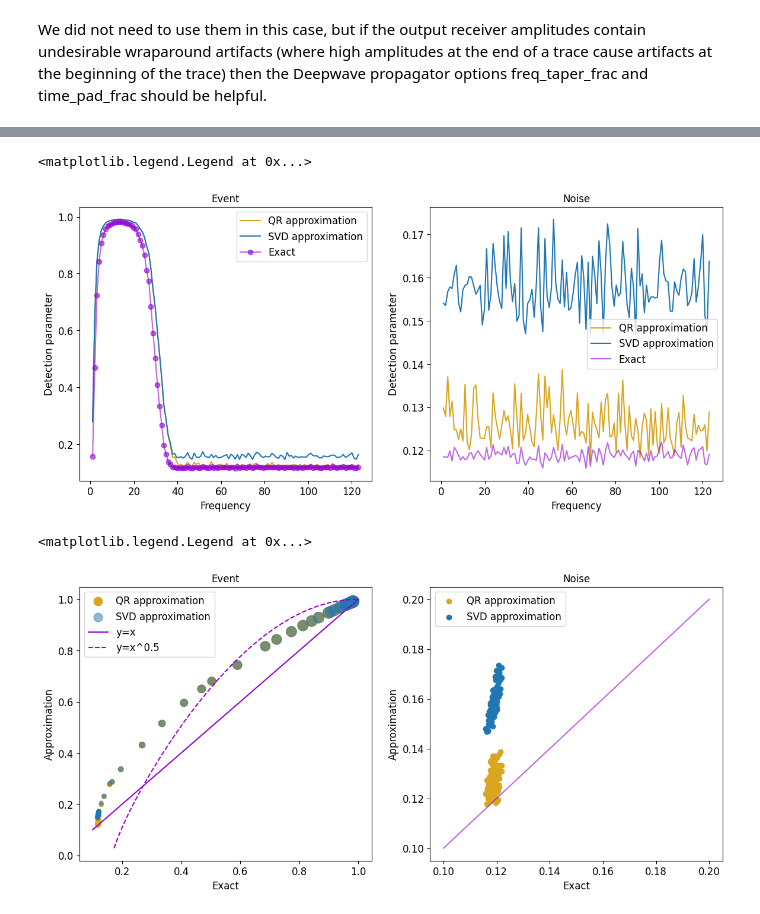
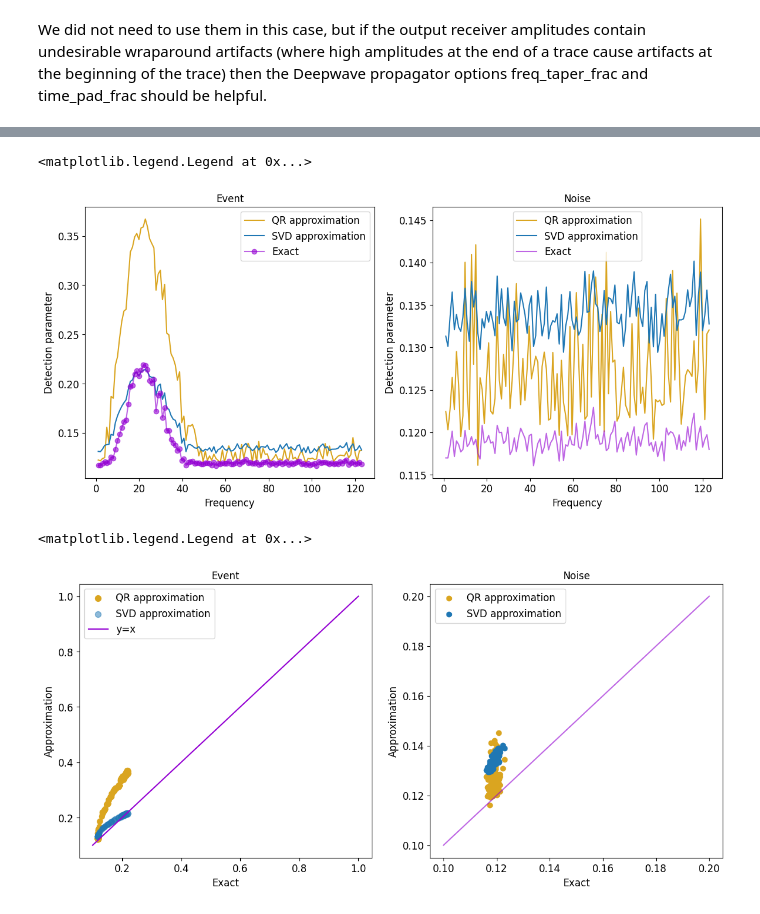
Before and after one commit to aissah/coherence_analysis_histroy, a Jupyter notebook: marmousi_deepwave.ipynb, the cells around one changed output, grey strips where cells are left out. Saved outputs shown, nothing was run; the diff lists cells and outputs as text; code cells hidden in the pictures.

Commit message:
different placement of modeled event

```diff
--- a/marmousi_deepwave.ipynb
+++ b/marmousi_deepwave.ipynb
@@ -62,10 +62,10 @@ receiver_depth = 2  # 2 * 4m = 8m
 
 n_receivers_per_shot = min(n_receivers_per_shot, int(nx/d_receiver))
 
-freq = 15
+freq = 25
 nt = 750 * 3
 dt = 0.004
-peak_time = 2.5 / freq
+peak_time = 50.5 / freq
 
 # source_locations
 source_locations = torch.zeros(n_shots, n_sources_per_shot, 2,
@@ -170,11 +170,11 @@ nr, nc = coherence_data.shape
 noise = np.random.normal(scale=1, size=(nr,nc))
 # normalize noise
 noise = noise / np.linalg.norm(noise)
-noise = noise * np.max(np.abs(coherence_data)) * 1
+noise = noise * np.max(np.abs(coherence_data)) * 10
 coherence_data = coherence_data + noise
 # coherence_data.shape
 vmin, vmax = torch.quantile(receiver_amplitudes[0],
-                            torch.tensor([0.1, 0.98]).to(device))
+                            torch.tensor([0.1, 0.999]).to(device))
 plt.subplot(1,2,1)
 plt.imshow(coherence_data.T, aspect='auto', cmap='seismic', vmin=-vmax, vmax=vmax)
 plt.colorbar()
@@ -288,12 +296,12 @@ qr_time = t1-t0 + common_time
 t0 = time.time()
 for d in range(num_frames):
     U, S, Vh = np.linalg.svd(norm_win_spectra[d])
-    svd_approx2 = S**2
+    svd_approx2 = S**1
     # svd_approx2 = np.sort(S)[::-1]**2
     event_detection_svd[d] = np.max(svd_approx2)/np.sum(svd_approx2)
 
     U, S, Vh = np.linalg.svd(norm_win_spectra_noise[d])
-    svd_approx2 = S**2
+    svd_approx2 = S**1
     # svd_approx2 = np.sort(S)[::-1]**2
     noise_detection_svd[d] = np.max(svd_approx2)/np.sum(svd_approx2)
 t1 = time.time()
@@ -337,41 +345,41 @@ plt.title("Noise",fontsize=fsize)
 plt.legend(fontsize=fsize)
 # %% [output]
 <matplotlib.legend.Legend at 0x...>
-[figure, old version]
+[figure, new version]
 # %%
 plt.figure(figsize=(14,6))
 plt.subplot(1,2,1)
-plt.scatter(event_detection[1:last_freq_index], event_detection_qr[1:last_freq_index], s=event_detection[1:last_freq_index]*200, color="goldenrod", label='QR approximation')
-plt.scatter(event_detection[1:last_freq_index], event_detection_svd[1:last_freq_index], s=event_detection[1:last_freq_index]*200, alpha=0.5, label='SVD approximation')
+plt.scatter(event_detection[1:last_freq_index], event_detection_qr[1:last_freq_index], s=event_detection[1:last_freq_index]*300, color="goldenrod", label='QR approximation')
+plt.scatter(event_detection[1:last_freq_index], event_detection_svd[1:last_freq_index], s=event_detection[1:last_freq_index]*300, alpha=0.5, label='SVD approximation')
 plt.plot([0.1,1],[0.1,1], color="darkviolet", label="y=x")
-xx = np.linspace(0.1,1,100)
-# yy = np.power(xx,0.5) - (1-xx)**10
-yy = np.cos(0.6*(xx-1)*np.pi)**0.8
-plt.plot(xx,yy, color="darkviolet", linestyle="--", label="y=x^0.5")
+# xx = np.linspace(0.1,1,100)
+# # yy = np.power(xx,0.5) - (1-xx)**10
+# yy = np.cos(0.6*(xx-1)*np.pi)**0.8
+# plt.plot(xx,yy, color="darkviolet", linestyle="--", label="y=x^0.5")
 
 plt.ylabel("Approximation",fontsize=fsize)
 plt.xlabel("Exact",fontsize=fsize)
 plt.xticks(fontsize=fsize)
 plt.yticks(fontsize=fsize)
 plt.title("Event",fontsize=fsize)
 plt.legend(fontsize=fsize)
 
 plt.subplot(1,2,2)
 
 plt.scatter(noise_detection[1:last_freq_index], noise_detection_qr[1:last_freq_index], color="goldenrod", label='QR approximation')
 plt.scatter(noise_detection[1:last_freq_index], noise_detection_svd[1:last_freq_index], label='SVD approximation')
 plt.plot([0.1,0.2],[0.1,0.2], color="darkviolet", alpha=0.6)
 
 
 plt.ylabel("Approximation",fontsize=fsize)
 plt.xlabel("Exact",fontsize=fsize)
 plt.xticks(fontsize=fsize)
 plt.yticks(fontsize=fsize)
 plt.title("Noise",fontsize=fsize)
 plt.legend(fontsize=fsize)
 # %% [output]
 <matplotlib.legend.Legend at 0x...>
-[figure, old version]
+[figure, new version]
 # %%
 absolute_spectra = np.fft.rfft(coherence_data[20])
 frequencies = np.fft.rfftfreq(len(coherence_data[20]), dt)
```
Also changed, not shown: parts of 10 cells of this notebook.
